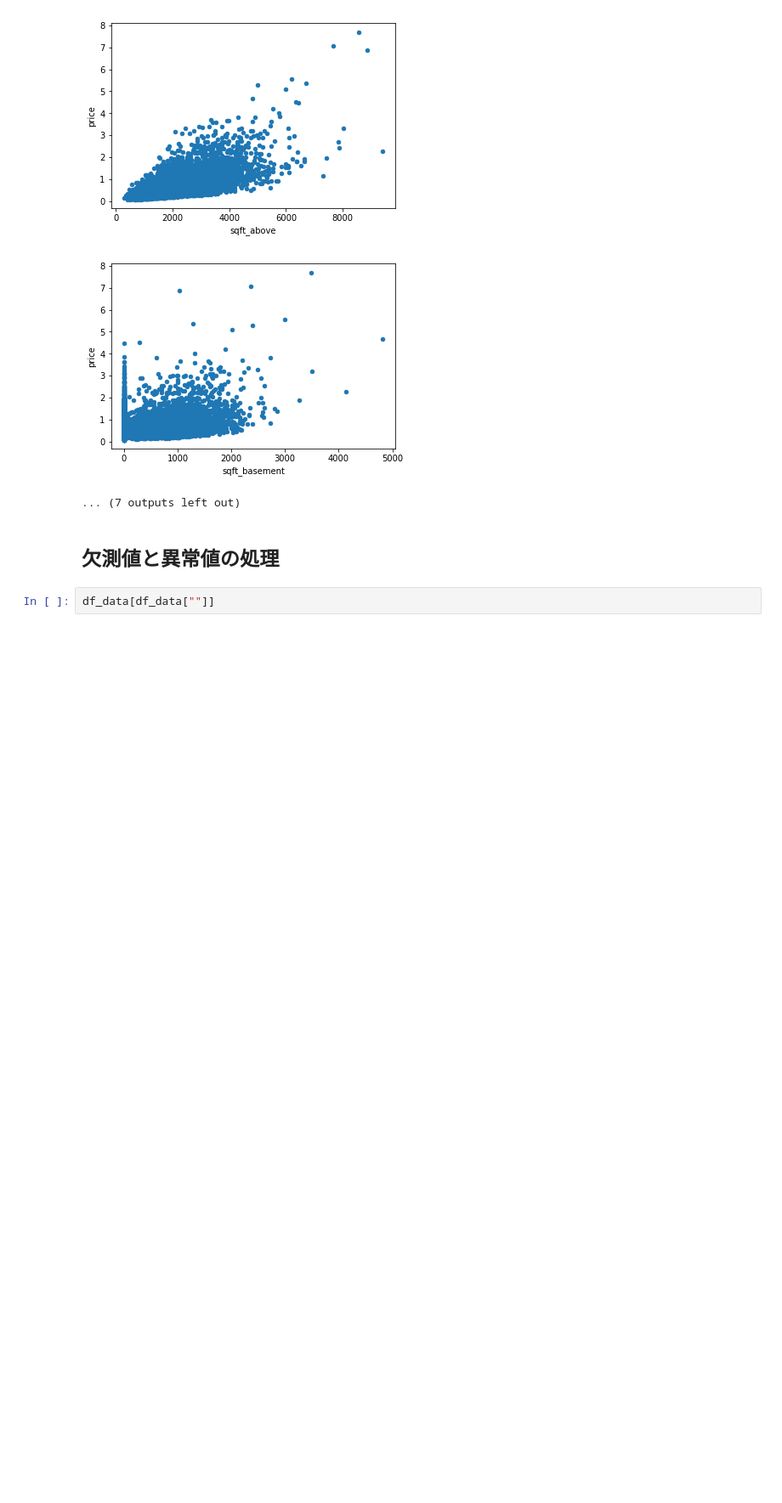
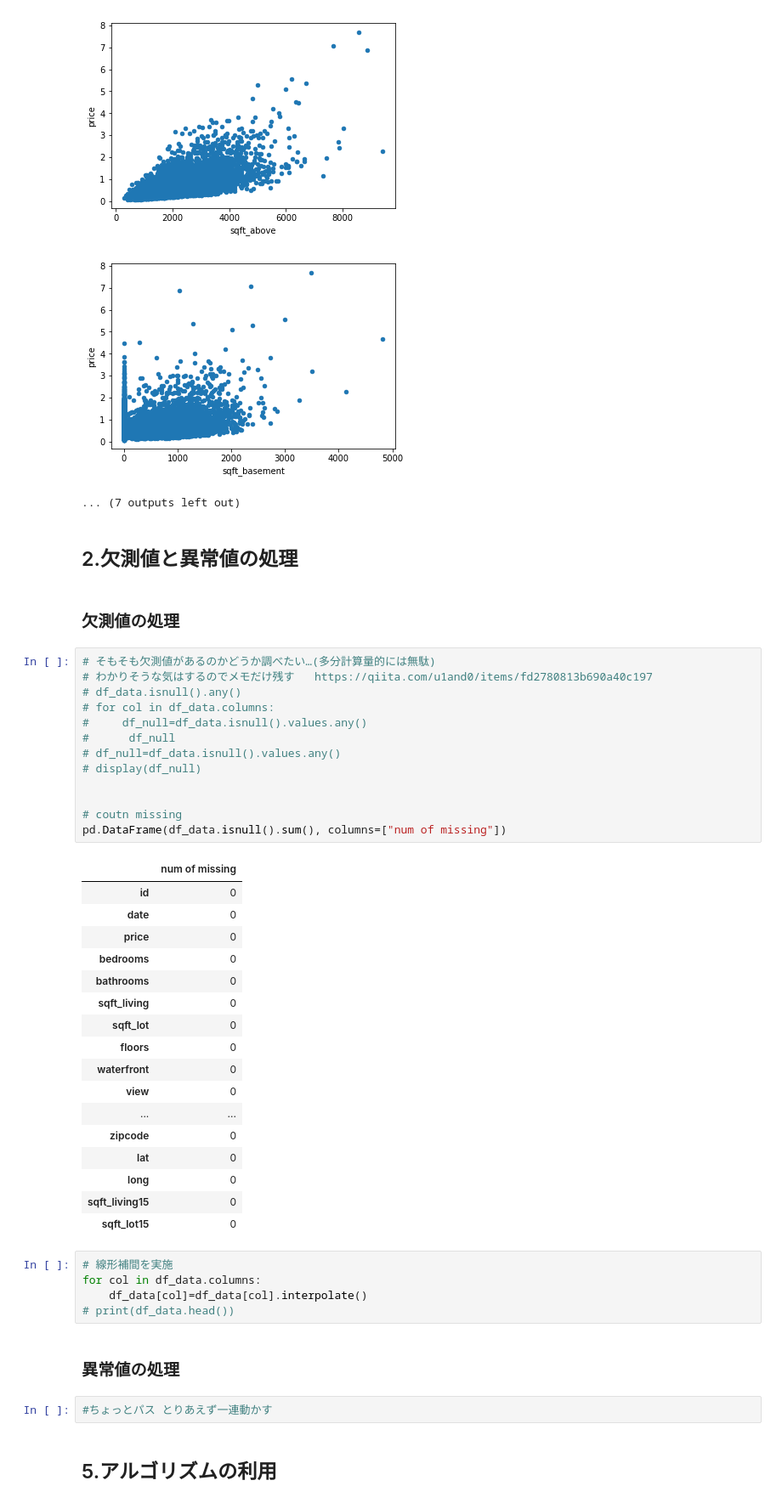
Before and after one commit to y-izumi91/Kaggle-House, a Jupyter notebook: 2_notebook/Day1_work.ipynb, the cells around one changed output. Shown at 85% size. Saved outputs shown, nothing was run; the diff lists cells and outputs as text; blank space fills up the shorter version.

```diff
--- a/2_notebook/Day1_work.ipynb
+++ b/2_notebook/Day1_work.ipynb
@@ -81,6 +67,48 @@ for col in df_data.columns:
 [figure]
 ... (7 outputs left out)
 # %% [markdown]
-## 欠測値と異常値の処理
+## 2.欠測値と異常値の処理
-# %%
-df_data[df_data[""]]
+# %% [markdown]
+### 欠測値の処理
+# %%
+# そもそも欠測値があるのかどうか調べたい…(多分計算量的には無駄)
+# わかりそうな気はするのでメモだけ残す   https://qiita.com/u1and0/items/fd2780813b690a40c197
+# df_data.isnull().any()
+# for col in df_data.columns:
+#     df_null=df_data.isnull().values.any()
+#      df_null
+# df_null=df_data.isnull().values.any()
+# display(df_null)
+
+
+# coutn missing
+pd.DataFrame(df_data.isnull().sum(), columns=["num of missing"])
+# %% [output]
+|  | num of missing |
+| id | 0 |
+| date | 0 |
+| price | 0 |
+| bedrooms | 0 |
+| bathrooms | 0 |
+| sqft_living | 0 |
+| sqft_lot | 0 |
+| floors | 0 |
+| waterfront | 0 |
+| view | 0 |
+| ... | ... |
+| zipcode | 0 |
+| lat | 0 |
+| long | 0 |
+| sqft_living15 | 0 |
+| sqft_lot15 | 0 |
+# %%
+# 線形補間を実施
+for col in df_data.columns:
+    df_data[col]=df_data[col].interpolate()
+# print(df_data.head())
+# %% [markdown]
+### 異常値の処理
+# %%
+#ちょっとパス とりあえず一連動かす
+# %% [markdown]
+##  5.アルゴリズムの利用
```
Also changed, not shown: parts of 8 cells of this notebook.
